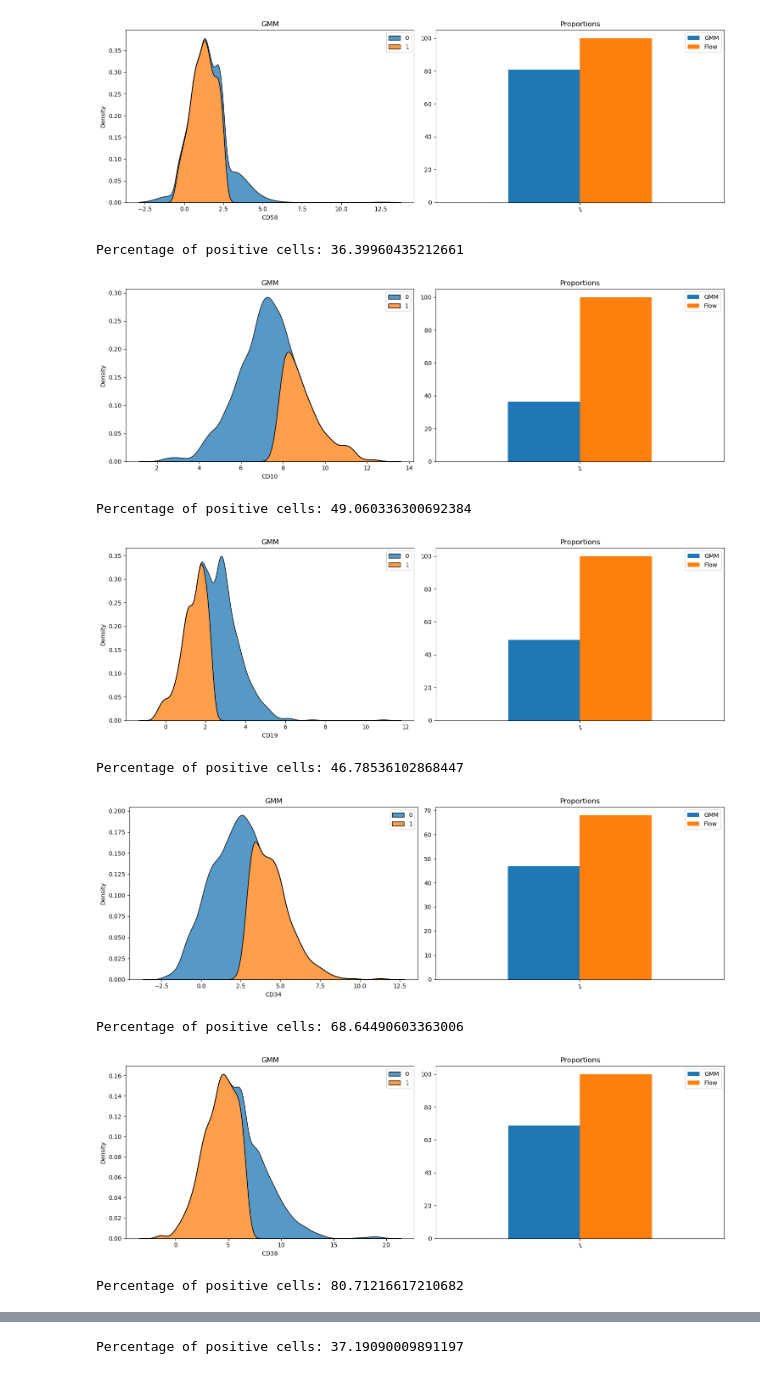
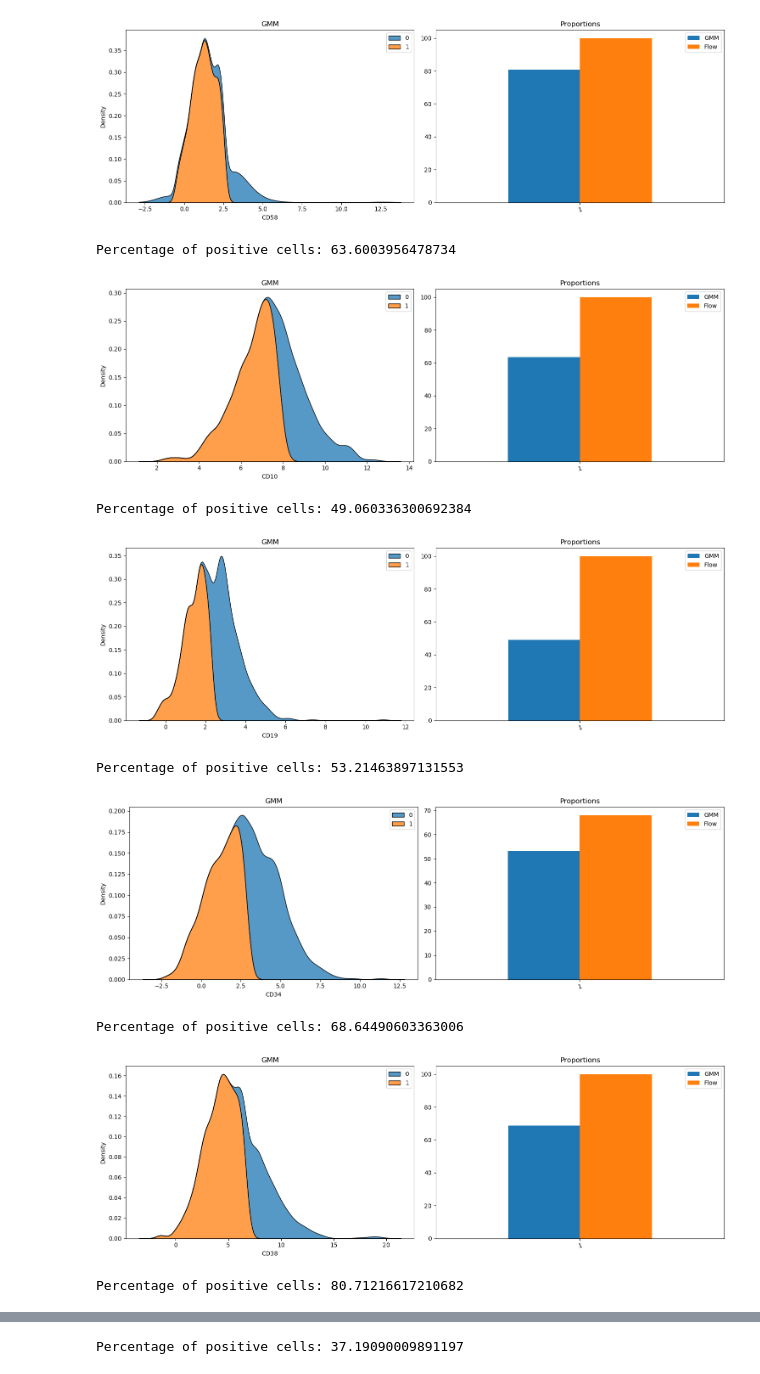
Before and after one commit to tiinajt/Thesis, a Jupyter notebook: Cite_flow_comparison/cite_and_flow_comp_EG24.ipynb, the cells around one changed output, grey strips where cells are left out. Drawn from its saved outputs; the diff is of its cells as text; code cells hidden in the pictures.

```diff
--- a/Cite_flow_comparison/cite_and_flow_comp_EG24.ipynb
+++ b/Cite_flow_comparison/cite_and_flow_comp_EG24.ipynb
@@ -393,39 +395,44 @@ for column_name in column_names:
     fig.show()
 
     x3= data_dsb[column_name]
     x3=x3.values.reshape(-1, 1)
     gmm.fit(x3)
     labels3 = gmm.predict(x3)
+
+    x0 = data[column_name].reset_index(drop=True)[labels3 == 0].mean()
+    x1 = data[column_name].reset_index(drop=True)[labels3 == 1].mean()
+    if x0 < x1:
+        labels3 = (~(labels3 == 1)).astype(int)
 
     ax1 = sns.kdeplot(data=data_dsb, x=column_name, hue=labels3, multiple="stack", ax=ax[0]) ;
     ax1.title.set_text('GMM')
 
     #Calculate zeros
     n_zeros = np.count_nonzero(labels3==0)
     result_zeros3=(n_zeros/n_cells * 100)
     #Calculate ones
     n_ones=np.count_nonzero(labels3)
     result_ones3=(n_ones/n_cells * 100)
     #Dataframes
     all_data3 = {"GMM":[result_ones3],
         "Flow": egflow[column_name],
         };
 
     all_data3= pd.DataFrame(data=all_data3);
 
     ax2=all_data3.plot.bar(rot=15, title=column_name,ax=ax[1]);
     ax2.title.set_text('Proportions')
 
     print("Percentage of positive cells:", result_ones3)
 
     plt.show()
 # %% [output]
-Percentage of positive cells: 36.39960435212661
+Percentage of positive cells: 63.6003956478734
-[figure, old version]
+[figure, new version]
 Percentage of positive cells: 49.060336300692384
 [figure]
-Percentage of positive cells: 46.78536102868447
+Percentage of positive cells: 53.21463897131553
-[figure, old version]
+[figure, new version]
 Percentage of positive cells: 68.64490603363006
 [figure]
 Percentage of positive cells: 80.71216617210682
```
Also changed, not shown: parts of 2 cells of this notebook, 1 other file.
